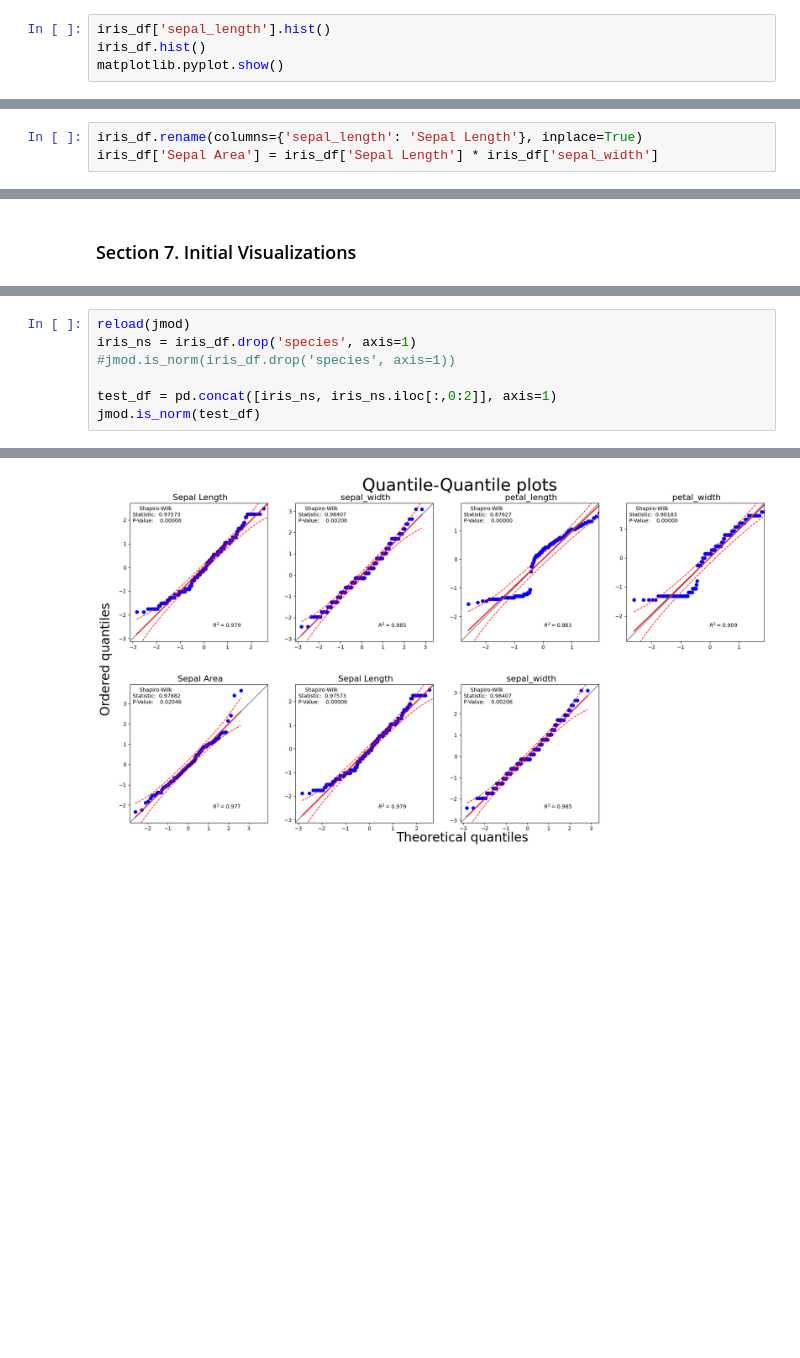
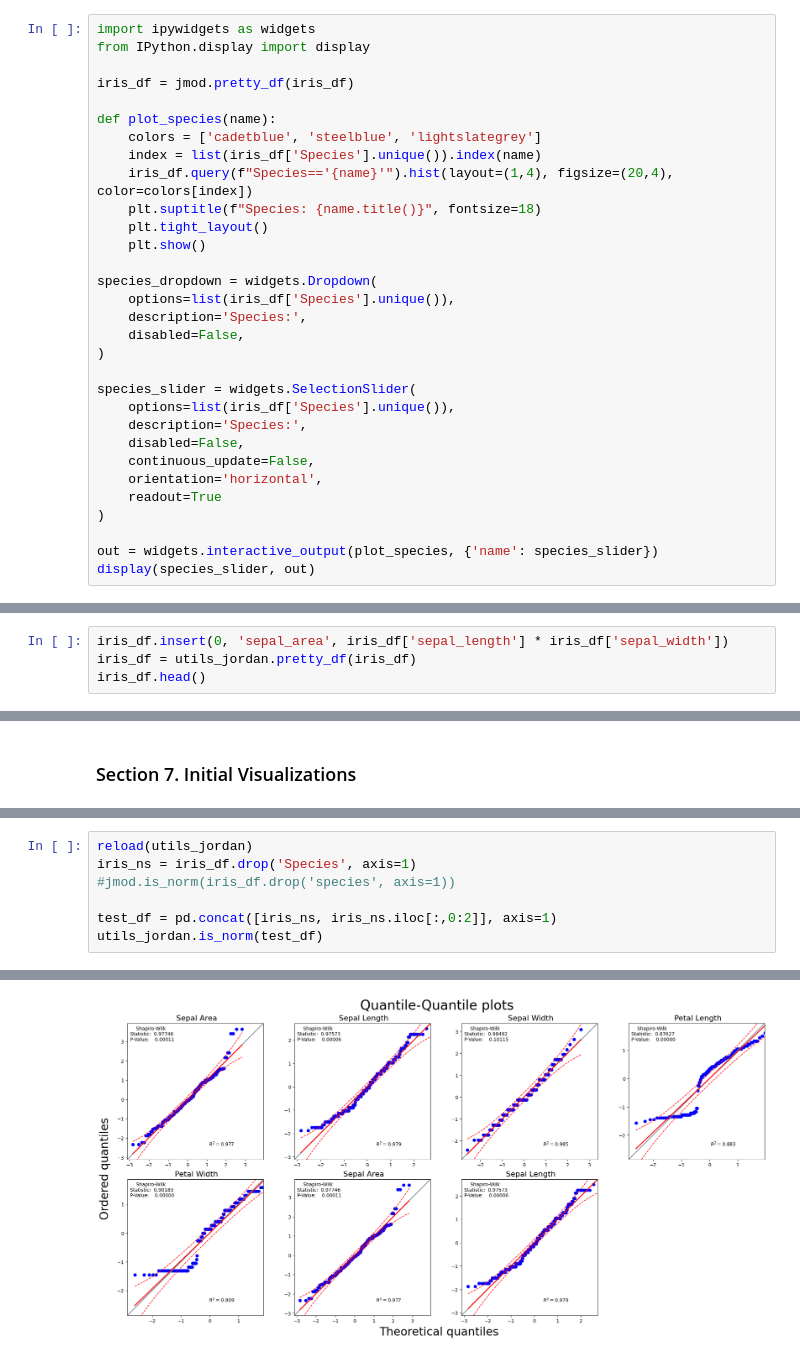
Before and after one commit to JfromNWMS/datafun-04-eda, a Jupyter notebook: jordan_eda.ipynb, the cells around one changed output, grey strips where cells are left out. Saved outputs shown, nothing was run; the diff lists cells and outputs as text; blank space fills up the shorter version.

```diff
--- a/jordan_eda.ipynb
+++ b/jordan_eda.ipynb
@@ -61,7 +66,34 @@ iris_df.describe()
 # %% [markdown]
 ### Section 5.  Initial Data Distribution for Numerical Columns
 # %%
-iris_df['sepal_length'].hist()
-iris_df.hist()
-matplotlib.pyplot.show()
+import ipywidgets as widgets
+from IPython.display import display
+
+iris_df = jmod.pretty_df(iris_df)
+
+def plot_species(name):
+    colors = ['cadetblue', 'steelblue', 'lightslategrey']
+    index = list(iris_df['Species'].unique()).index(name)
+    iris_df.query(f"Species=='{name}'").hist(layout=(1,4), figsize=(20,4), color=colors[index])
+    plt.suptitle(f"Species: {name.title()}", fontsize=18)
+    plt.tight_layout()
+    plt.show()
+
+species_dropdown = widgets.Dropdown(
+    options=list(iris_df['Species'].unique()),
+    description='Species:',
+    disabled=False,
+)
+
+species_slider = widgets.SelectionSlider(
+    options=list(iris_df['Species'].unique()),
+    description='Species:',
+    disabled=False,
+    continuous_update=False,
+    orientation='horizontal',
+    readout=True
+)
+
+out = widgets.interactive_output(plot_species, {'name': species_slider})
+display(species_slider, out)
 # %% [output]
@@ -85,5 +117,6 @@ Inspection of the frequency distribution plot for flower species shows that all
 # %% [markdown]
 ### Section 6. Initial Data Transformation and Feature Engineering
 # %%
-iris_df.rename(columns={'sepal_length': 'Sepal Length'}, inplace=True)
-iris_df['Sepal Area'] = iris_df['Sepal Length'] * iris_df['sepal_width']
+iris_df.insert(0, 'sepal_area', iris_df['sepal_length'] * iris_df['sepal_width'])
+iris_df = utils_jordan.pretty_df(iris_df)
+iris_df.head()
@@ -117,8 +156,8 @@ jmod.multi_boxplot(x='species', data=iris_df)
 # %%
-reload(jmod)
-iris_ns = iris_df.drop('species', axis=1)
+reload(utils_jordan)
+iris_ns = iris_df.drop('Species', axis=1)
 #jmod.is_norm(iris_df.drop('species', axis=1))
 
 test_df = pd.concat([iris_ns, iris_ns.iloc[:,0:2]], axis=1)
-jmod.is_norm(test_df)
+utils_jordan.is_norm(test_df)
 # %% [output]
@@ -125,2 +165,2 @@ jmod.is_norm(test_df)
-[figure, old version]
+[figure, new version]
 # %%
```
Also changed, not shown: parts of 14 cells of this notebook, 3 other files.
